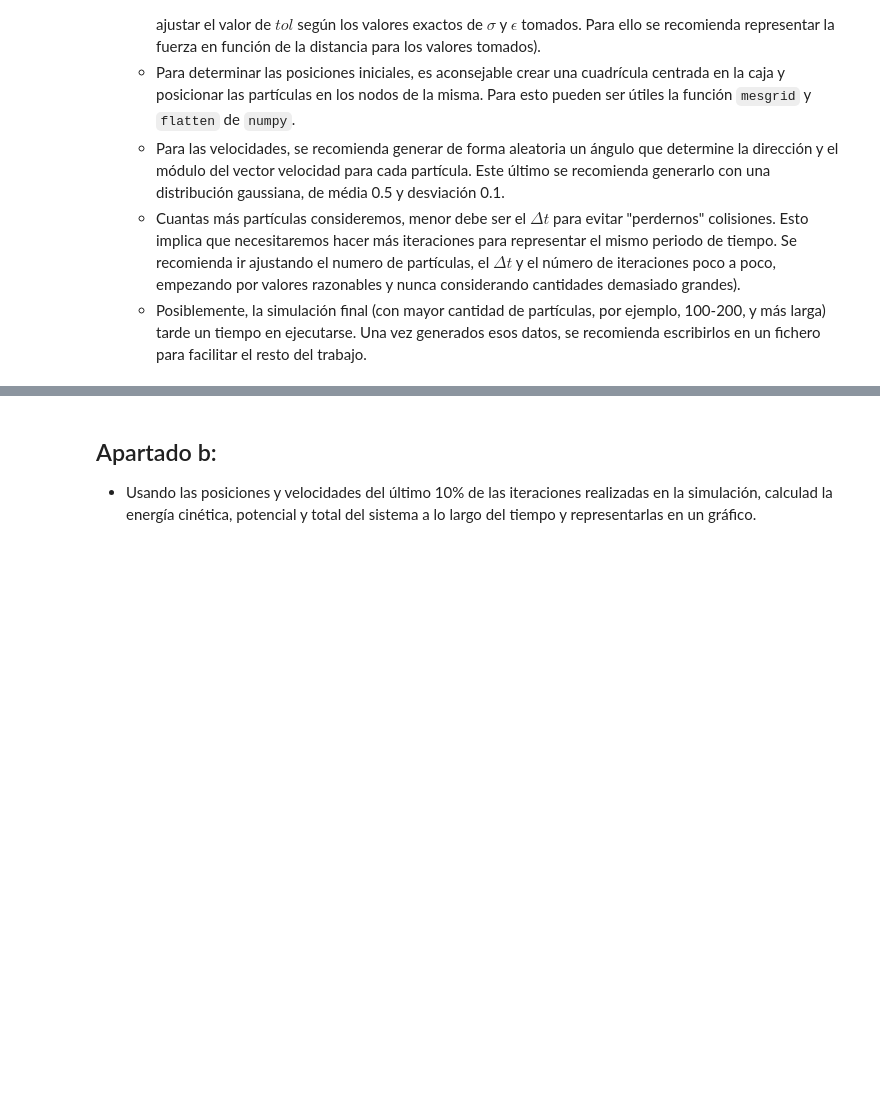
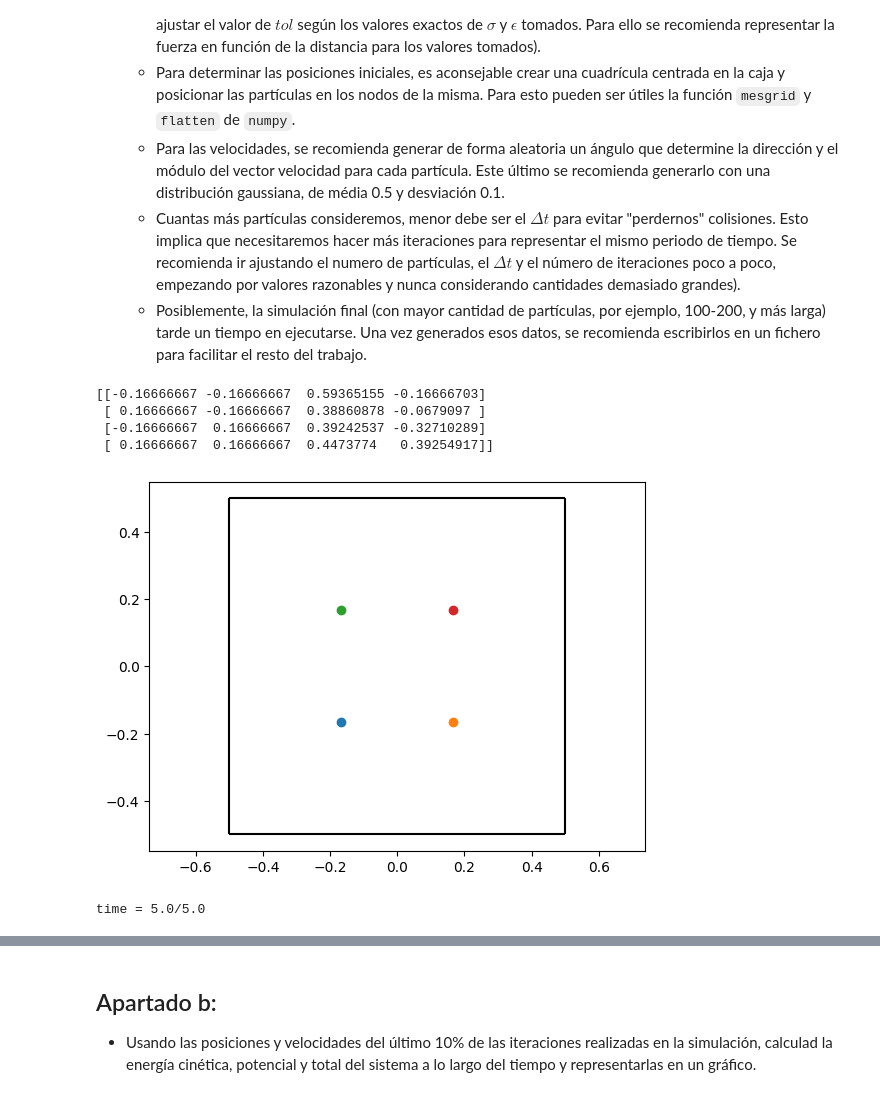
Before and after one commit to guillediaaazz/fiscomp-practices, a Jupyter notebook: P2/L-J-enunciados.ipynb, the cells around one changed output, grey strips where cells are left out. Saved outputs shown, nothing was run; the diff lists cells and outputs as text; code cells hidden in the pictures; blank space fills up the shorter version.

```diff
--- a/P2/L-J-enunciados.ipynb
+++ b/P2/L-J-enunciados.ipynb
@@ -248,3 +237,56 @@ time = 2.0/2.0
     - Para las velocidades, se recomienda generar de forma aleatoria un ángulo que determine la dirección y el módulo del vector velocidad para cada partícula. Este último se recomienda generarlo con una distribución gaussiana, de média 0.5 y desviación 0.1.
     - Cuantas más partículas consideremos, menor debe ser el $\Delta t$ para evitar "perdernos" colisiones. Esto implica que necesitaremos hacer más iteraciones para representar el mismo periodo de tiempo. Se recomienda ir ajustando el numero de partículas, el $\Delta t$ y el número de iteraciones poco a poco, empezando por valores razonables y nunca considerando cantidades demasiado grandes).
     - Posiblemente, la simulación final (con mayor cantidad de partículas, por ejemplo, 100-200, y más larga) tarde un tiempo en ejecutarse. Una vez generados esos datos, se recomienda escribirlos en un fichero para facilitar el resto del trabajo.
+# %%
+def randomStart(particles, boxSize, wallSep = 'Auto') -> ndarray:
+    r = zeros([particles, 4], float)
+
+    # if particles == 1:
+    #     r[:,:2] = 0
+    #     return r
+
+    gridRes = ceil(particles**0.5) # cantidad de puntos en cada dimensión de la cuadrícula
+
+    if wallSep == 'Auto':
+        wallSep = boxSize/(gridRes+1)
+
+    x = linspace(-boxSize/2+wallSep, boxSize/2-wallSep, gridRes)
+    y = linspace(-boxSize/2+wallSep, boxSize/2-wallSep, gridRes)
+    x, y = meshgrid(x, y)
+    x = x.flatten()
+    y = y.flatten()
+
+    r[:,0] = x[:particles]
+    r[:,1] = y[:particles]
+
+    angle = random(particles)*2*pi
+    velMod = normal(0.5, 0.1, particles)
+    r[:,2] = cos(angle)*velMod
+    r[:,3] = sin(angle)*velMod
+
+    return r
+# %%
+particles = 4
+r = randomStart(particles, 1, 'Auto')
+for i in range(particles):
+    scatter(r[i,0], r[i,1])
+plotBox(1)
+print(r)
+# %% [output]
+[[-0.16666667 -0.16666667  0.59365155 -0.16666703]
+ [ 0.16666667 -0.16666667  0.38860878 -0.0679097 ]
+ [-0.16666667  0.16666667  0.39242537 -0.32710289]
+ [ 0.16666667  0.16666667  0.4473774   0.39254917]]
+[figure, added]
+# %%
+particles = 50
+r = randomStart(particles, 1, 'Auto')
+timeMax = 5
+timeStep = 1e-4
+
+positions, velocities = partEvolve(r, timeMax, timeStep, boxSize)
+
+save('positions', positions)
+save('velocities', velocities)
+# %% [output]
+time = 5.0/5.0
```
Also changed, not shown: parts of 9 cells of this notebook, 2 other files.
